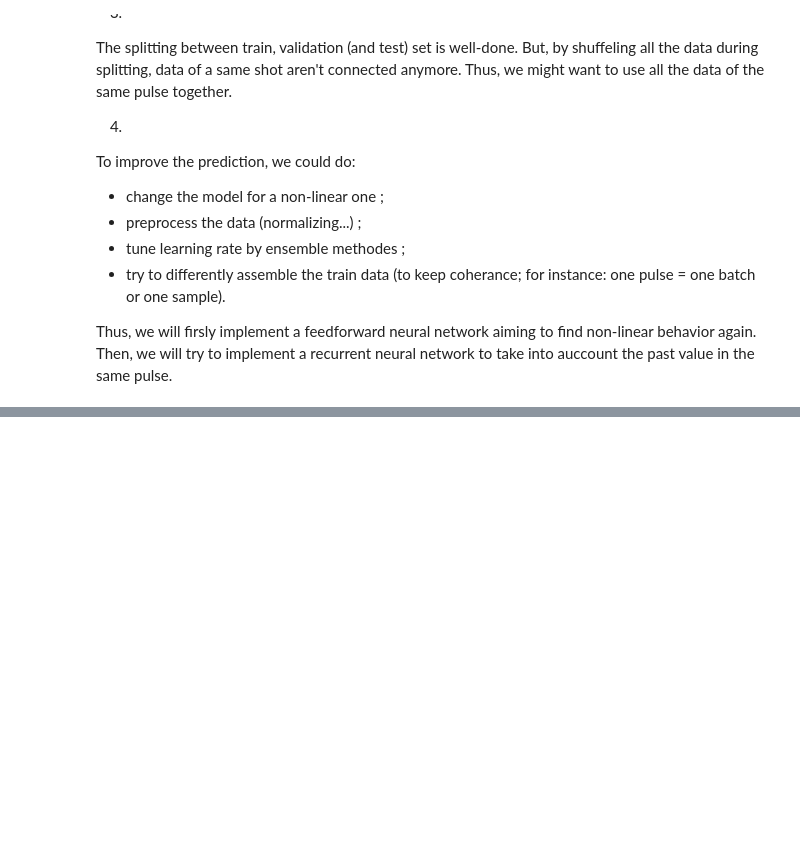
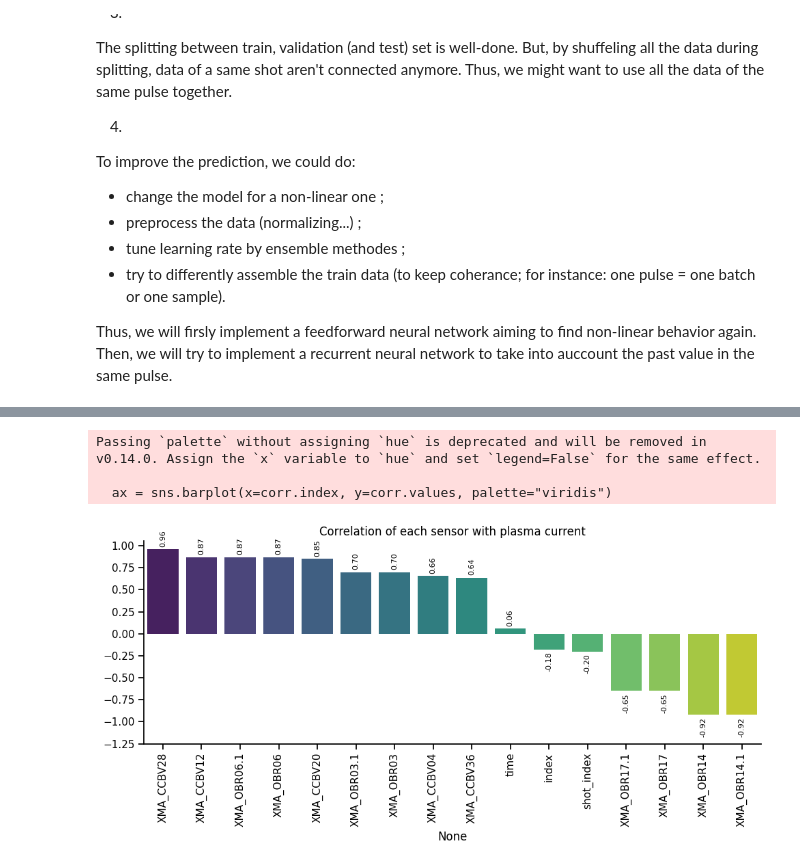
Before and after one commit to LouisBrusset/ITER-data-science-challenges, a Jupyter notebook: notebooks/MAST Plasma Current.ipynb, the cells around one changed output, grey strips where cells are left out. Cells and saved outputs as stored; diff of their text form; code cells hidden in the pictures; blank space fills up the shorter version.

```diff
--- a/notebooks/MAST Plasma Current.ipynb
+++ b/notebooks/MAST Plasma Current.ipynb
@@ -240,0 +371,30 @@ Then, we will try to implement a recurrent neural network to take into auccount
+# %%
+# --- Correlation with plasma current ---
+corr = train.corr()["plasma_current"].drop("plasma_current")
+corr = corr.sort_values(ascending=False)
+
+plt.figure(figsize=(10, 5))
+ax = sns.barplot(x=corr.index, y=corr.values, palette="viridis")
+plt.xticks(rotation=90)
+plt.title("Correlation of each sensor with plasma current")
+plt.tight_layout()
+plt.yticks(np.arange(-1.25, 1.25, 0.25))
+sns.despine()
+
+for i, bar in enumerate(ax.patches):
+    height = bar.get_height()
+    ax.text(
+        bar.get_x() + bar.get_width() / 2,
+        height + 0.03 * np.sign(height),  # slight offset above or below
+        f"{height:.2f}",
+        ha="center",
+        va="bottom" if height >= 0 else "top",
+        fontsize=8,
+        rotation=90
+    )
+plt.show()
+# %% [output]
+Passing `palette` without assigning `hue` is deprecated and will be removed in v0.14.0. Assign the `x` variable to `hue` and set `legend=False` for the same effect.
+
+  ax = sns.barplot(x=corr.index, y=corr.values, palette="viridis")
+[figure, added]
```
Also changed, not shown: parts of 15 cells of this notebook.
